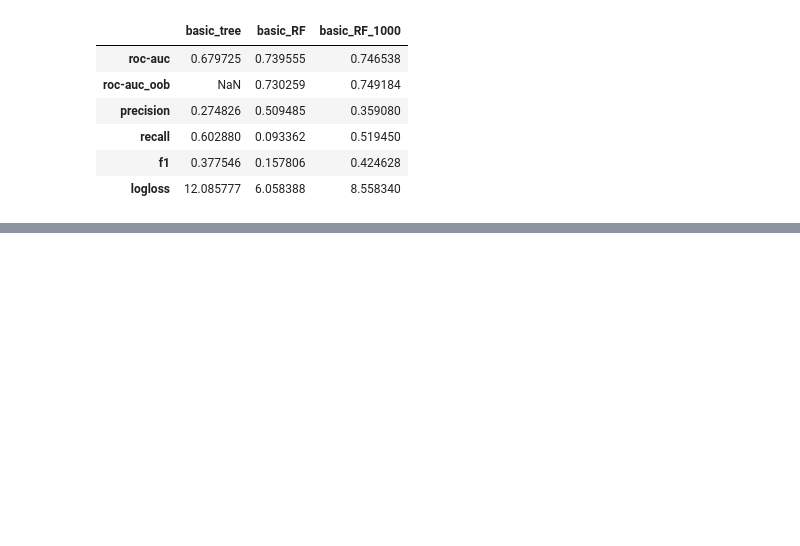
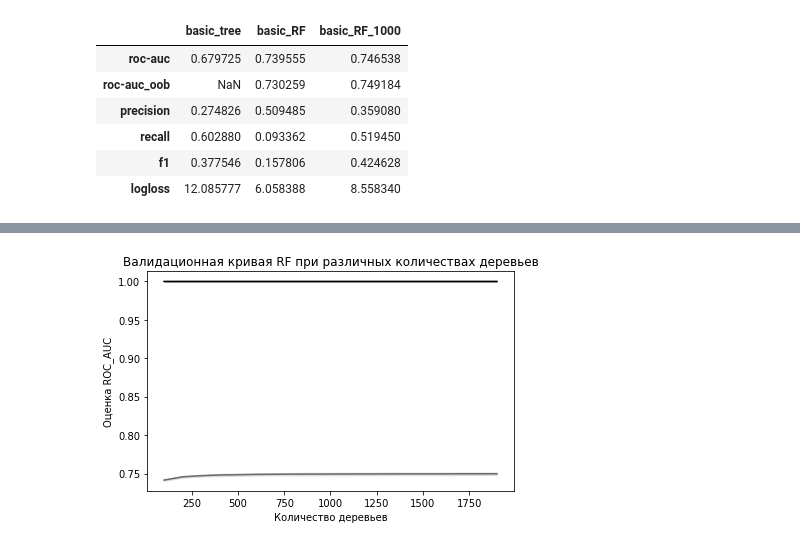
Before and after one commit to GlebsterHD/Tinkoff_DS_challenge, a Jupyter notebook: Trees_research.ipynb, the cells around one changed output, grey strips where cells are left out. Drawn from its saved outputs; the diff is of its cells as text; code cells hidden in the pictures; blank space fills up the shorter version.

Commit message:
Update Trees_research.ipynb
validation curve

```diff
--- a/Trees_research.ipynb
+++ b/Trees_research.ipynb
@@ -176,0 +181,37 @@ lr_metrics
+# %%
+train_scores, test_scores = validation_curve(RandomForestClassifier(max_features='sqrt',
+                                                                    random_state=RND_STATE,
+                                                                    class_weight = 'balanced'),
+                                             X_train,
+                                             y_train,
+                                             param_name='n_estimators',
+                                             param_range=np.arange(100, 2000, 100),
+                                             cv=3,
+                                             scoring='roc_auc',
+                                             n_jobs=-1)
+# %%
+train_mean = np.mean(train_scores, axis=1)
+train_std = np.std(train_scores, axis=1)
+# Вычислить среднее и стандартное отклонение для оценок
+# тестового набора
+test_mean = np.mean(test_scores, axis=1)
+test_std = np.std(test_scores, axis=1)
+# Построить график средних оценок точности
+# для тренировочного и тестового наборов
+plt.plot(np.arange(100, 2000, 100), train_mean, color="black",
+         label="Тренировочная оценка")
+plt.plot(np.arange(100, 2000, 100), test_mean, color="dimgrey",
+         label="Перекрестно-проверочная оценка")
+
+# Нанести полосы точности для тренировочного и тестового наборов
+plt.fill_between(np.arange(100, 2000, 100), train_mean - train_std,
+                 train_mean + train_std, color="gray")
+plt.fill_between(np.arange(100, 2000, 100), test_mean - test_std,
+                 test_mean + test_std, color="gainsboro")
+
+plt.title("Валидационная кривая RF при различных количествах деревьев")
+plt.xlabel("Количество деревьев")
+plt.ylabel("Оценка ROC_AUC")
+plt.tight_layout()
+# %% [output]
+[figure, added]
```
Also changed, not shown: parts of 2 cells of this notebook.
